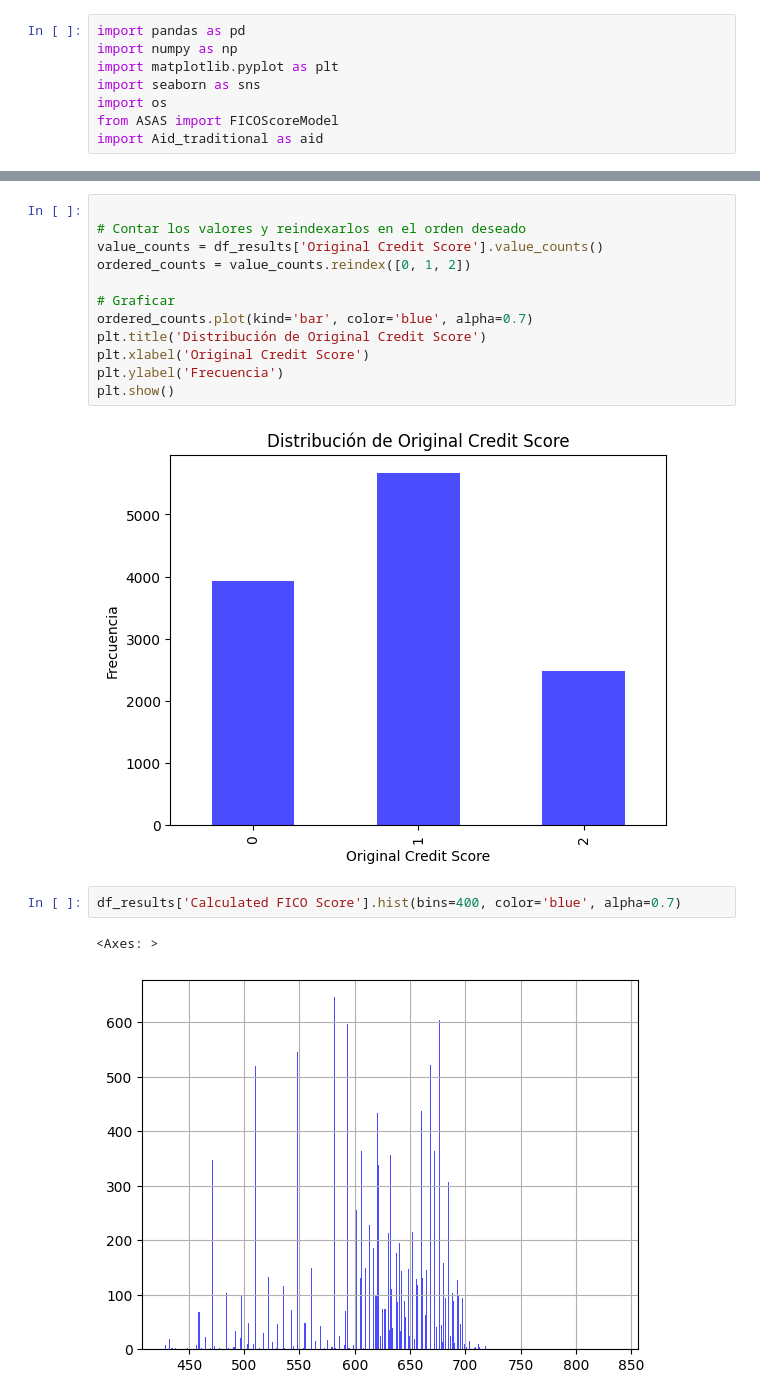
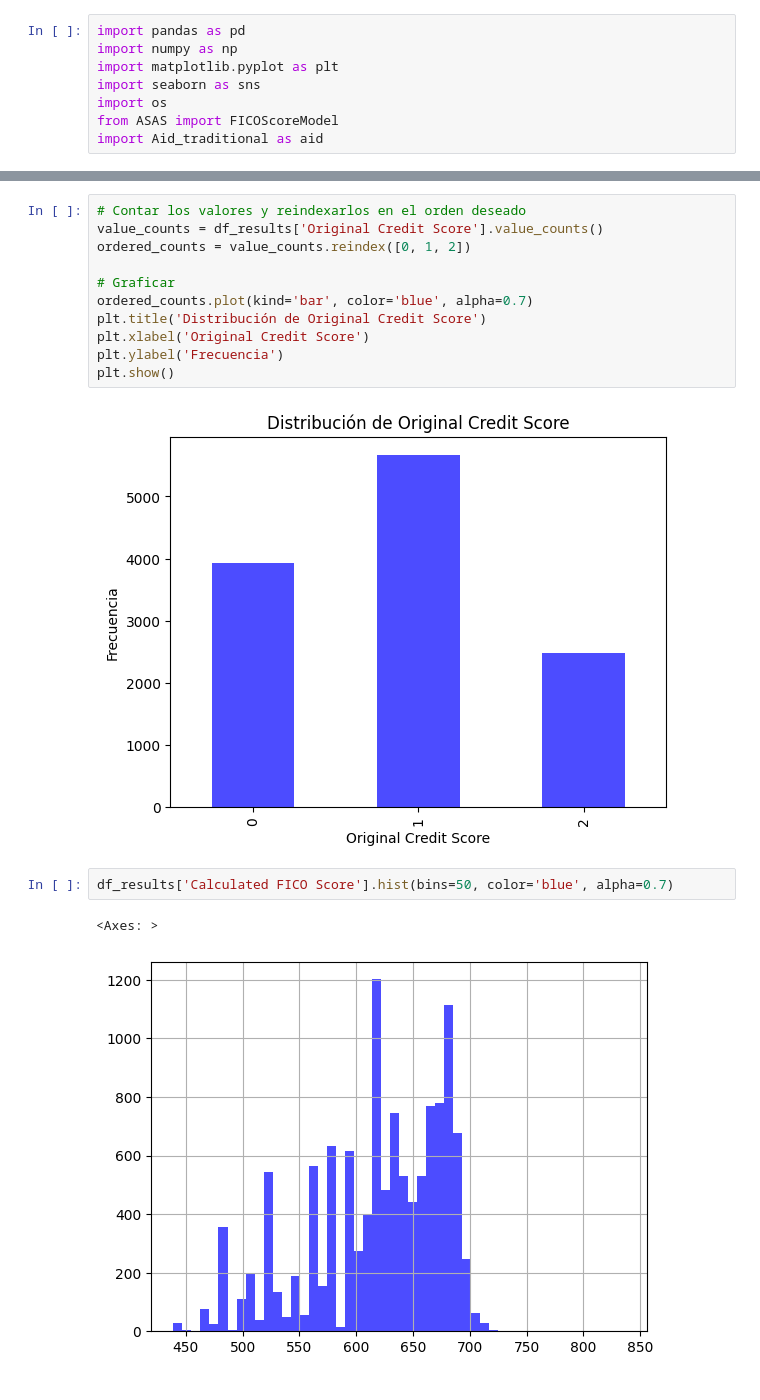
Before and after one commit to RenatoMendoza/CreditModel, a Jupyter notebook: Tests.ipynb, the cells around one changed output, grey strips where cells are left out. Saved outputs shown, nothing was run; the diff lists cells and outputs as text.

```diff
--- a/Tests.ipynb
+++ b/Tests.ipynb
@@ -30,6 +45,5 @@ df_results
 12087 rows × 13 columns
 # %%
-
 # Contar los valores y reindexarlos en el orden deseado
 value_counts = df_results['Original Credit Score'].value_counts()
 ordered_counts = value_counts.reindex([0, 1, 2])
@@ -43,7 +57,7 @@ plt.show()
 # %% [output]
 [figure]
 # %%
-df_results['Calculated FICO Score'].hist(bins=400, color='blue', alpha=0.7)
+df_results['Calculated FICO Score'].hist(bins=50, color='blue', alpha=0.7)
 # %% [output]
 <Axes: >
-[figure, old version]
+[figure, new version]
```
Also changed, not shown: parts of 6 cells of this notebook.
